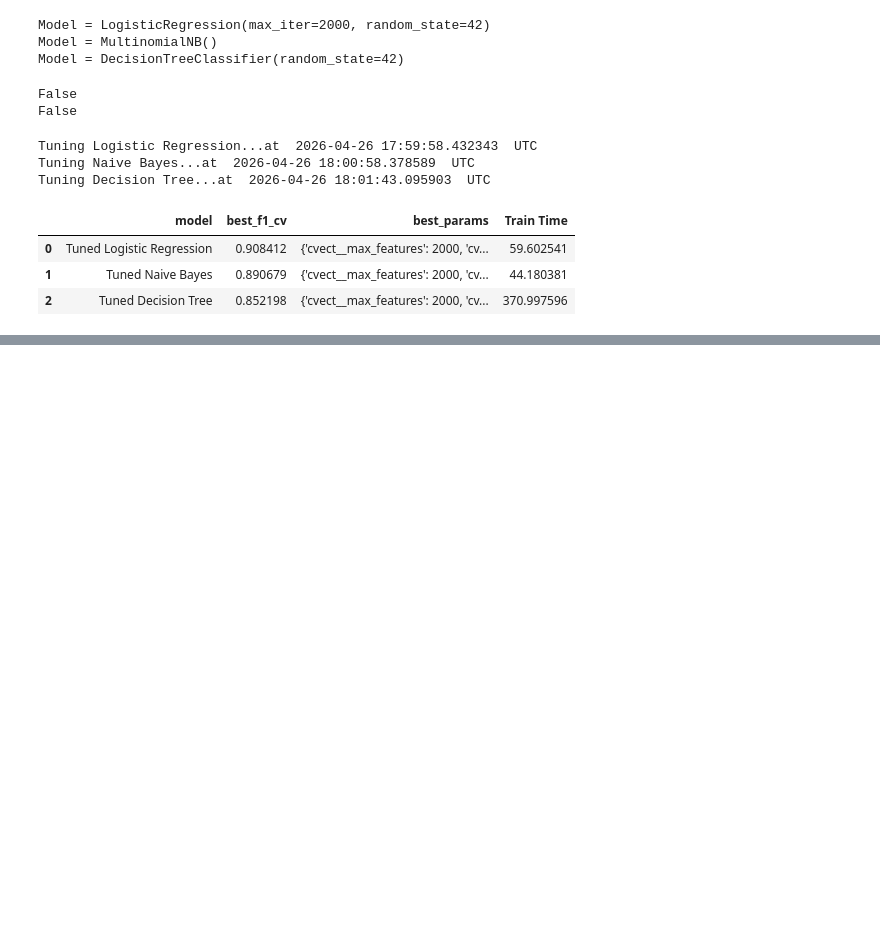
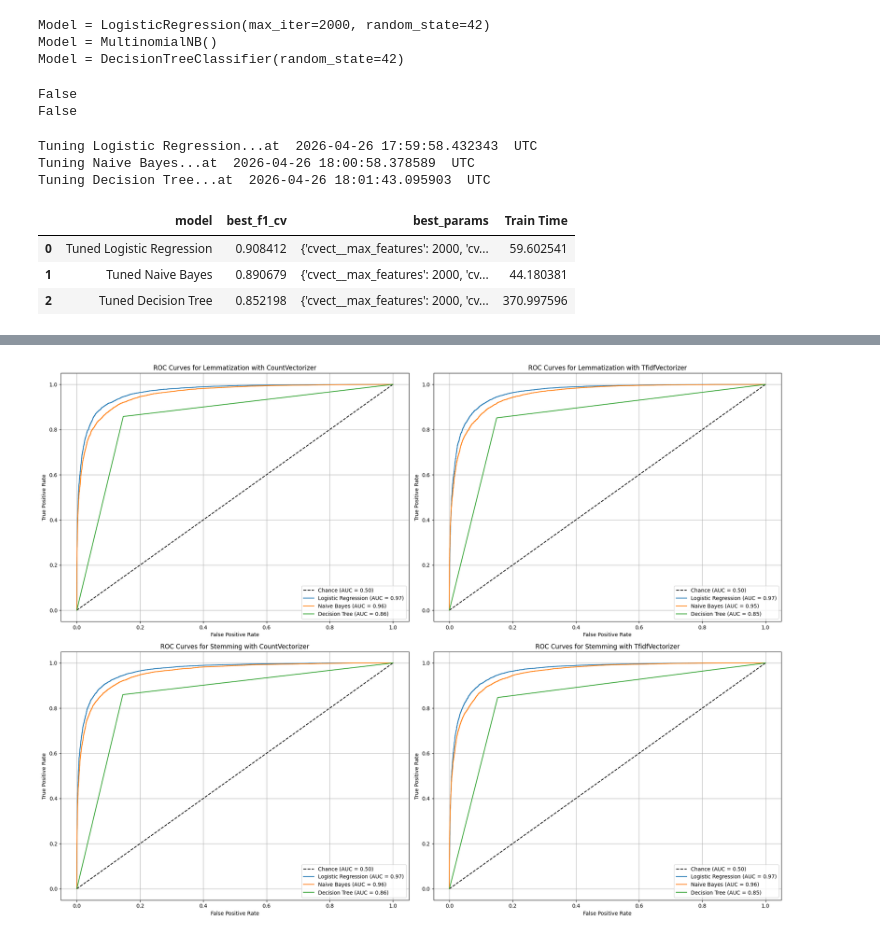
Before and after one commit to Subroy1/MSAI_AllPracticeModules, a Jupyter notebook: Module 18/try_it_18_1.ipynb, the cells around one changed output, grey strips where cells are left out. Drawn from its saved outputs; the diff is of its cells as text; code cells hidden in the pictures; blank space fills up the shorter version.

Commit message:
ROC plot for all 4 runs

```diff
--- a/Module 18/try_it_18_1.ipynb
+++ b/Module 18/try_it_18_1.ipynb
@@ -385,0 +388,83 @@ Fitting 3 folds for each of 8 candidates, totalling 24 fits
+# %%
+import matplotlib.pyplot as plt
+from sklearn.metrics import roc_curve, auc
+from sklearn.linear_model import LogisticRegression
+from sklearn.tree import DecisionTreeClassifier
+from sklearn.naive_bayes import MultinomialNB
+from sklearn.feature_extraction.text import CountVectorizer, TfidfVectorizer
+from sklearn.pipeline import Pipeline
+
+# Group results by Preprocessing and Vectorizer for separate plots
+grouped_results = results_df.groupby(['Preprocessing', 'Vectorizer'])
+
+# Mapping for estimator instantiation
+estimator_map = {
+    'Logistic Regression': LogisticRegression(max_iter=2000, random_state=42),
+    'Naive Bayes': MultinomialNB(),
+    'Decision Tree': DecisionTreeClassifier(random_state=42)
+}
+
+# Mapping for vectorizer instantiation
+vectorizer_map = {
+    'CountVectorizer': CountVectorizer(),
+    'TfidfVectorizer': TfidfVectorizer()
+}
+
+plt.figure(figsize=(20, 15))
+plot_idx = 1
+
+for (preproc, vec), group in grouped_results:
+    plt.subplot(2, 2, plot_idx)
+    plt.title(f'ROC Curves for {preproc} with {vec}')
+    plt.plot([0, 1], [0, 1], 'k--', label='Chance (AUC = 0.50)')
+
+    # Determine the correct X_train, X_test, y_test for this group
+    if preproc == 'Stemming':
+        X_train_data = X_train_stem
+        X_test_data = X_test_stem
+    else: # Lemmatization
+        X_train_data = X_train_lemma
+        X_test_data = X_test_lemma
+
+    # Iterate through models within each group
+    for idx, row in group.iterrows():
+        estimator_name = row['Estimator']
+        best_params = row['Best Parameters']
+
+        # Reconstruct the best pipeline
+        current_vectorizer = vectorizer_map[vec]
+        current_estimator = estimator_map[estimator_name]
+
+        # Create an empty pipeline to apply params
+        if vec == 'CountVectorizer':
+            pipe_prefix = 'cvect'
+        else:
+            pipe_prefix = 'tfidf'
+
+        pipeline = Pipeline([(pipe_prefix, current_vectorizer), ("model", current_estimator)])
+
+        # Set the best parameters for the pipeline
+        pipeline.set_params(**best_params)
+
+        # Fit the pipeline on the appropriate training data
+        pipeline.fit(X_train_data, y_train)
+
+        # Predict probabilities for the positive class
+        y_pred_proba = pipeline.predict_proba(X_test_data)[:, 1]
+
+        # Calculate ROC curve and AUC
+        fpr, tpr, _ = roc_curve(y_test, y_pred_proba)
+        roc_auc = auc(fpr, tpr)
+
+        plt.plot(fpr, tpr, label=f'{estimator_name} (AUC = {roc_auc:.2f})')
+
+    plt.xlabel('False Positive Rate')
+    plt.ylabel('True Positive Rate')
+    plt.legend(loc='lower right')
+    plt.grid(True)
+    plot_idx += 1
+
+plt.tight_layout()
+plt.show()
+# %% [output]
+[figure, added]
```
Also changed, not shown: parts of 1 cell of this notebook.
